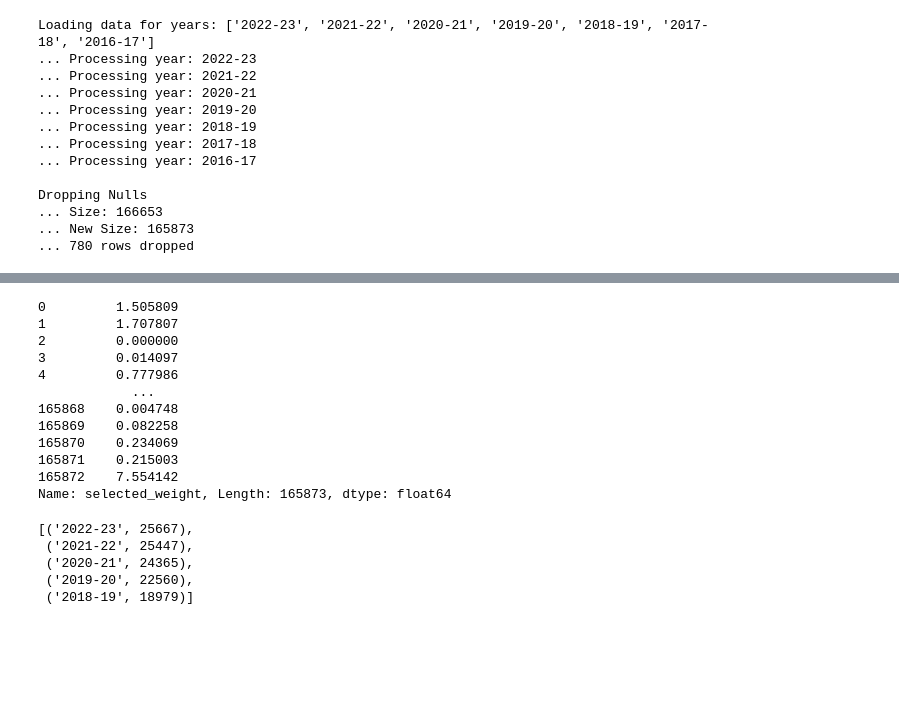
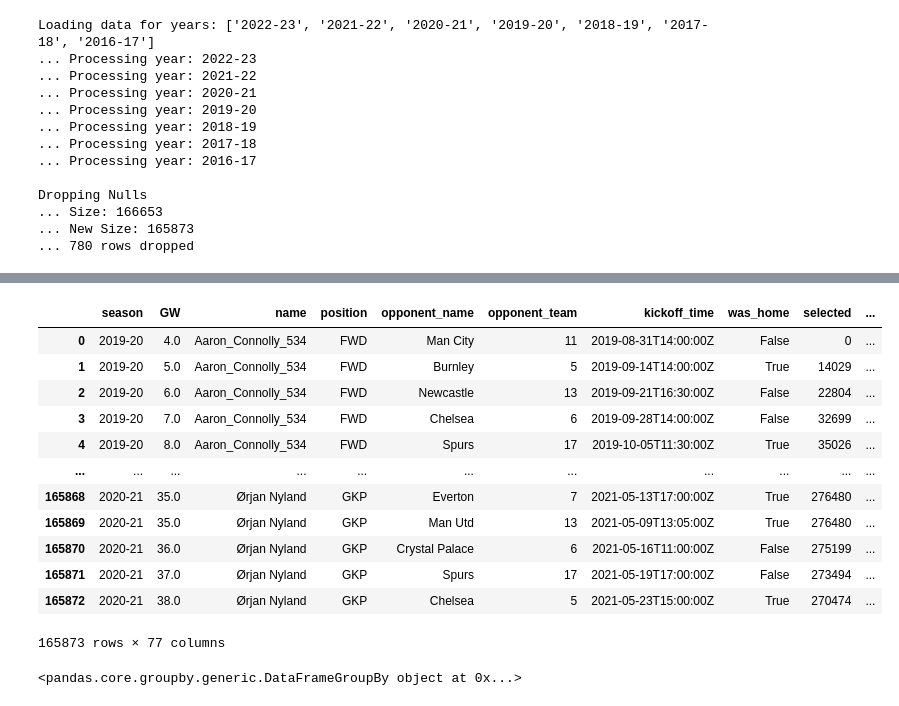
Before and after one commit to dominicbates/fpl-model, a Jupyter notebook: notebooks/processing_data.ipynb, the cells around one changed output, grey strips where cells are left out. Drawn from its saved outputs; the diff is of its cells as text; code cells hidden in the pictures; blank space fills up the shorter version.

Commit message:
Got binned feature processing partly working
git push

```diff
--- a/notebooks/processing_data.ipynb
+++ b/notebooks/processing_data.ipynb
@@ -7,11 +7,16 @@ import matplotlib.pyplot as plt
 # %% [markdown]
 ### Load some fpl data
 # %%
+# MIGHT NEED CHANGING FOR OLDER YEARS!!!!!!!
 def process_name(name):
     if len(name.split('_')) > 1:
-        out = ' '.join(name.split('_')[0:-1])
+        try:
+            int(name.split('_')[-1]) # See if last bit is a number
+            out = ' '.join(name.split('_')[0:-1]).lower()
+        except:
+            out = ' '.join(name.split('_')).lower()
     else:
-        out = name
+        out = name.lower()
     return out
 # %%
 def get_team_names_dict(year, fpl_dir, encoding):
@@ -143,0 +236,26 @@ Dropping Nulls
+# %%
+# Define range of bins ([0,1] means just last game, i.e. not current week [0,2] would be last two games)
+bins = [[0,1], [1,2], [2,3], [3,4],  [4,5], [5,10], [10,20]]
+
+# Dict foer storing vals (for speed)
+vals = {}
+binned_features = ['total_points', 'minutes', 'goals_scored', 'assists', 'clean_sheets', 'bonus','was_home']
+for col in binned_features+['current_season','player_exists']:
+    for bin_range in bins:
+        vals['f|'+col+'|'+str(bin_range[0])+'_to_'+str(bin_range[1])] = []
+
+
+
+# Sort to allow "windowing" to calculate stats
+df_all = df_all.sort_values(by = ['name_cleaned','season','GW'],
+                            ascending = [True,True,True]).reset_index(drop=True)
+print('Processing dataframe binned features')
+# loop through all rows
+for n in range(len(df_all)):
+    test = len(vals['f|total_points|0_to_1'])
+    vals = process_row(df_all, n, bins, binned_features, vals)
+    if ((n%1000)==0):
+        print('...',n,'/',len(df_all),'rows complete')
+
+    if test != len(vals['f|total_points|0_to_1'])-1:
+        print('problem at',n)
@@ -143,0 +280,3 @@ Dropping Nulls
+# %%
+for col in vals:
+    df_all[col] = vals[col]
@@ -144,15 +326,16 @@ Dropping Nulls
 # %%
-df_all['selected_weight']
+df_all
 # %% [output]
+|  | season | GW | name | position | opponent_name | opponent_team | kickoff_time | was_home | selected | ... |
+| 0 | 2019-20 | 4.0 | Aaron_Connolly_534 | FWD | Man City | 11 | 2019-08-31T14:00:00Z | False | 0 | ... |
+| 1 | 2019-20 | 5.0 | Aaron_Connolly_534 | FWD | Burnley | 5 | 2019-09-14T14:00:00Z | True | 14029 | ... |
+| 2 | 2019-20 | 6.0 | Aaron_Connolly_534 | FWD | Newcastle | 13 | 2019-09-21T16:30:00Z | False | 22804 | ... |
+| 3 | 2019-20 | 7.0 | Aaron_Connolly_534 | FWD | Chelsea | 6 | 2019-09-28T14:00:00Z | False | 32699 | ... |
+| 4 | 2019-20 | 8.0 | Aaron_Connolly_534 | FWD | Spurs | 17 | 2019-10-05T11:30:00Z | True | 35026 | ... |
+| ... | ... | ... | ... | ... | ... | ... | ... | ... | ... | ... |
+| 165868 | 2020-21 | 35.0 | Ørjan Nyland | GKP | Everton | 7 | 2021-05-13T17:00:00Z | True | 276480 | ... |
+| 165869 | 2020-21 | 35.0 | Ørjan Nyland | GKP | Man Utd | 13 | 2021-05-09T13:05:00Z | True | 276480 | ... |
+| 165870 | 2020-21 | 36.0 | Ørjan Nyland | GKP | Crystal Palace | 6 | 2021-05-16T11:00:00Z | False | 275199 | ... |
+| 165871 | 2020-21 | 37.0 | Ørjan Nyland | GKP | Spurs | 17 | 2021-05-19T17:00:00Z | False | 273494 | ... |
+| 165872 | 2020-21 | 38.0 | Ørjan Nyland | GKP | Chelsea | 5 | 2021-05-23T15:00:00Z | True | 270474 | ... |
-0         1.505809
-1         1.707807
-2         0.000000
-3         0.014097
-4         0.777986
-            ...
-165868    0.004748
-165869    0.082258
-165870    0.234069
-165871    0.215003
-165872    7.554142
-Name: selected_weight, Length: 165873, dtype: float64
+165873 rows × 77 columns
@@ -191,9 +342,4 @@ features = {
-# %%
-from collections import Counter
-Counter(df_all['season']).most_common()
-# %% [output]
-[('2022-23', 25667),
- ('2021-22', 25447),
- ('2020-21', 24365),
- ('2019-20', 22560),
- ('2018-19', 18979)]
+# %%
+df_all.groupby(by = ['name_cleaned', 'season', 'GW'], sort = True)
+# %% [output]
+<pandas.core.groupby.generic.DataFrameGroupBy object at 0x...>
```
Also changed, not shown: parts of 8 cells of this notebook.
